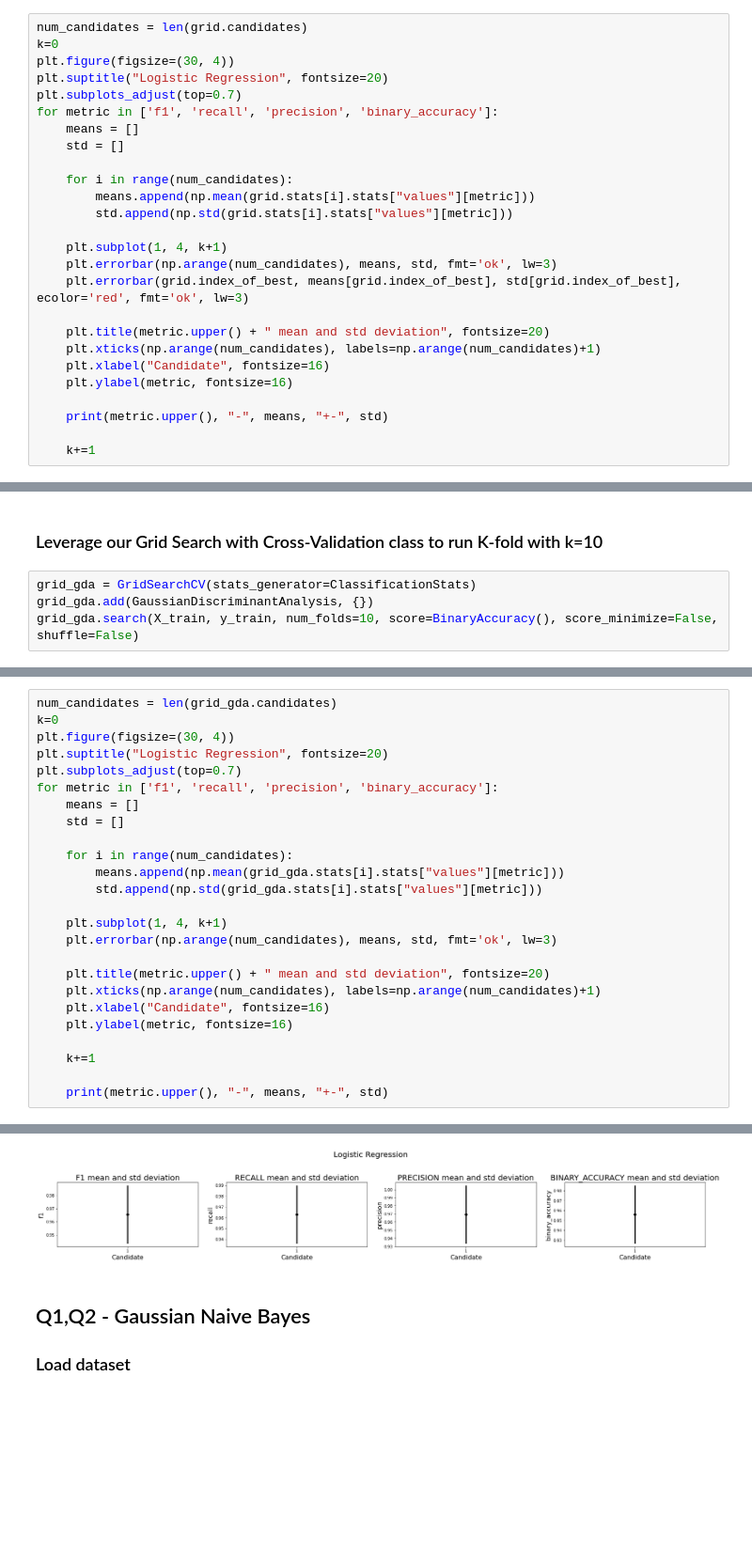
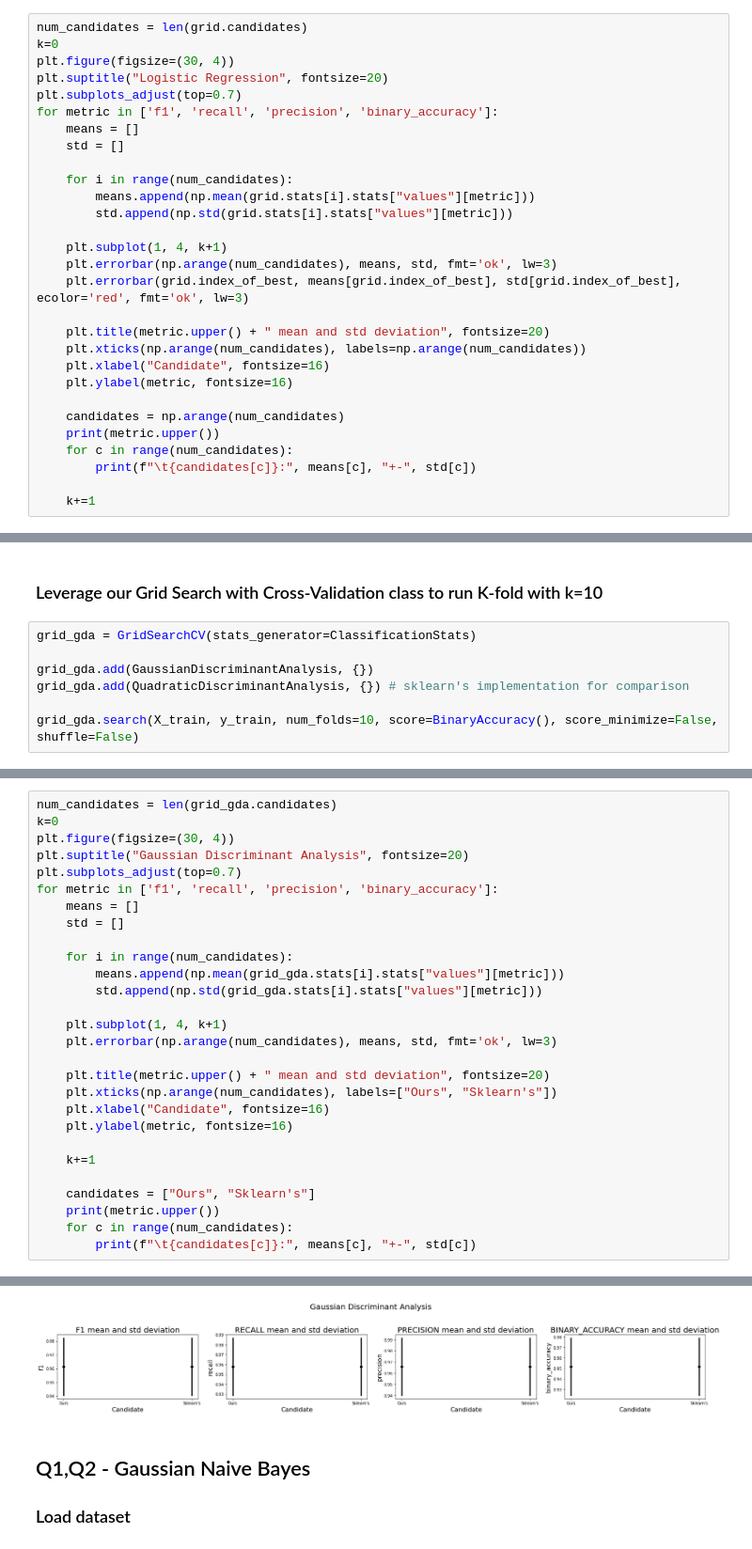
Before and after one commit to jeffcav/ml-from-scratch, a Jupyter notebook: list2.ipynb, the cells around one changed output, grey strips where cells are left out. Shown: that part at 94% size. Drawn from its saved outputs; the diff is of its cells as text; blank space fills up the shorter version.

```diff
--- a/list2.ipynb
+++ b/list2.ipynb
@@ -80,11 +85,14 @@ for metric in ['f1', 'recall', 'precision', 'binary_accuracy']:
     plt.errorbar(grid.index_of_best, means[grid.index_of_best], std[grid.index_of_best], ecolor='red', fmt='ok', lw=3)
 
     plt.title(metric.upper() + " mean and std deviation", fontsize=20)
-    plt.xticks(np.arange(num_candidates), labels=np.arange(num_candidates)+1)
+    plt.xticks(np.arange(num_candidates), labels=np.arange(num_candidates))
     plt.xlabel("Candidate", fontsize=16)
     plt.ylabel(metric, fontsize=16)
 
-    print(metric.upper(), "-", means, "+-", std)
+    candidates = np.arange(num_candidates)
+    print(metric.upper())
+    for c in range(num_candidates):
+        print(f"\t{candidates[c]}:", means[c], "+-", std[c])
 
     k+=1
 # %% [output]
@@ -104,5 +130,8 @@ X_train, y_train, X_test, y_test = split_train_test(X, y, 0.8, shuffle=True)
 ### Leverage our Grid Search with Cross-Validation class to run K-fold with k=10
 # %%
 grid_gda = GridSearchCV(stats_generator=ClassificationStats)
+
 grid_gda.add(GaussianDiscriminantAnalysis, {})
+grid_gda.add(QuadraticDiscriminantAnalysis, {}) # sklearn's implementation for comparison
+
 grid_gda.search(X_train, y_train, num_folds=10, score=BinaryAccuracy(), score_minimize=False, shuffle=False)
@@ -123,7 +154,7 @@ Accuracy: 0.9649122807017544
 num_candidates = len(grid_gda.candidates)
 k=0
 plt.figure(figsize=(30, 4))
-plt.suptitle("Logistic Regression", fontsize=20)
+plt.suptitle("Gaussian Discriminant Analysis", fontsize=20)
 plt.subplots_adjust(top=0.7)
 for metric in ['f1', 'recall', 'precision', 'binary_accuracy']:
     means = []
@@ -137,11 +168,14 @@ for metric in ['f1', 'recall', 'precision', 'binary_accuracy']:
     plt.errorbar(np.arange(num_candidates), means, std, fmt='ok', lw=3)
 
     plt.title(metric.upper() + " mean and std deviation", fontsize=20)
-    plt.xticks(np.arange(num_candidates), labels=np.arange(num_candidates)+1)
+    plt.xticks(np.arange(num_candidates), labels=["Ours", "Sklearn's"])
     plt.xlabel("Candidate", fontsize=16)
     plt.ylabel(metric, fontsize=16)
 
     k+=1
 
-    print(metric.upper(), "-", means, "+-", std)
+    candidates = ["Ours", "Sklearn's"]
+    print(metric.upper())
+    for c in range(num_candidates):
+        print(f"\t{candidates[c]}:", means[c], "+-", std[c])
 # %% [output]
@@ -152,4 +194,4 @@ BINARY_ACCURACY - [0.9559903381642512] +- [0.029495869222608575]
-[figure, old version]
+[figure, new version]
 # %% [markdown]
 ## Q1,Q2 - Gaussian Naive Bayes
 ### Load dataset
```
Also changed, not shown: parts of 16 cells of this notebook, 1 other file.
